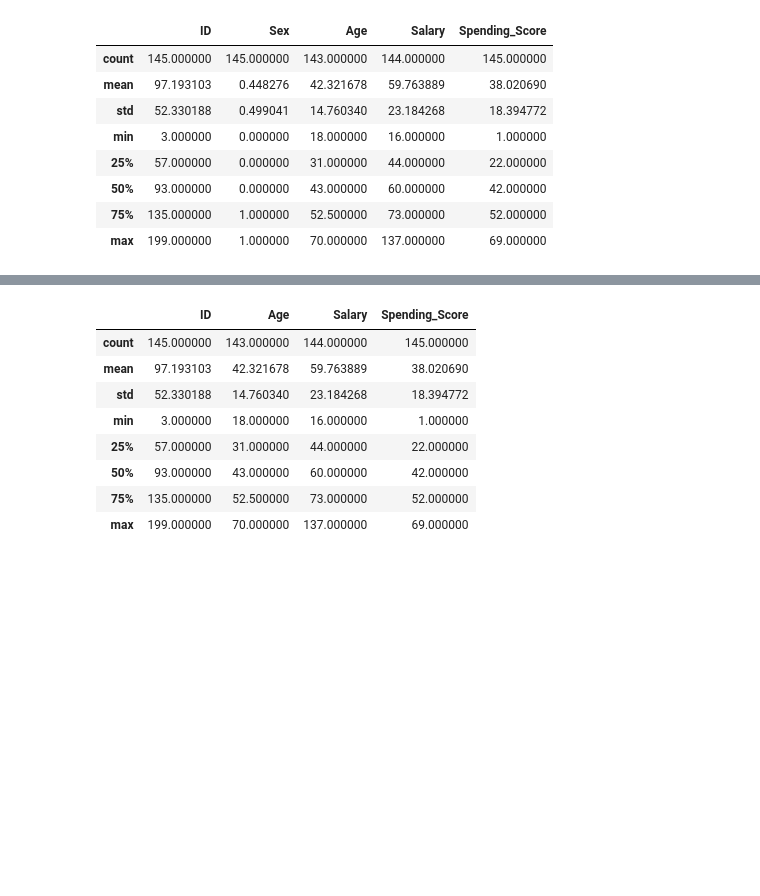
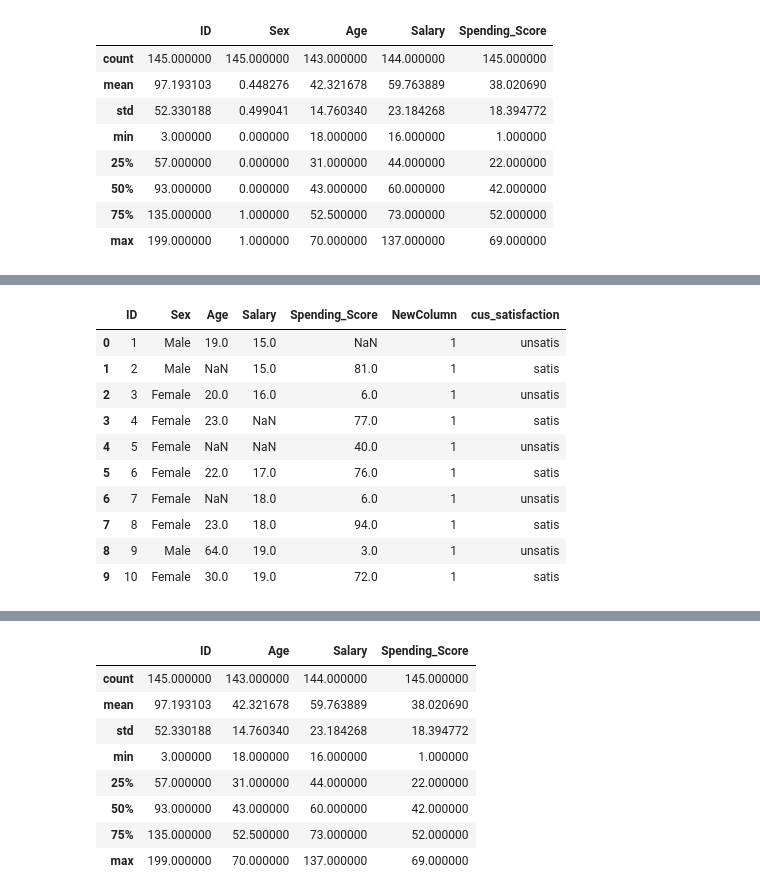
Before and after one commit to edmthinula/IIT_ML_tut, a Jupyter notebook: week1/tut1.ipynb, the cells around one changed output, grey strips where cells are left out. Saved outputs shown, nothing was run; the diff lists cells and outputs as text; code cells hidden in the pictures; blank space fills up the shorter version.

```diff
--- a/tut1.ipynb
+++ b/week1/tut1.ipynb
@@ -248,0 +264,3 @@ low_spenders_data.describe()
+# %%
+data_frame['newcolumn'] = 1
+data_frame.head()
@@ -248,0 +274,21 @@ low_spenders_data.describe()
+# %%
+def stisfaction(value):
+    if value > 70:
+        return 'satis'
+    else:
+        return 'unsatis'
+
+data_frame['cus_satisfaction']= data_frame['Spending_Score'].apply(stisfaction)
+data_frame.head(10)
+# %% [output]
+|  | ID | Sex | Age | Salary | Spending_Score | NewColumn | cus_satisfaction |
+| 0 | 1 | Male | 19.0 | 15.0 | NaN | 1 | unsatis |
+| 1 | 2 | Male | NaN | 15.0 | 81.0 | 1 | satis |
+| 2 | 3 | Female | 20.0 | 16.0 | 6.0 | 1 | unsatis |
+| 3 | 4 | Female | 23.0 | NaN | 77.0 | 1 | satis |
+| 4 | 5 | Female | NaN | NaN | 40.0 | 1 | unsatis |
+| 5 | 6 | Female | 22.0 | 17.0 | 76.0 | 1 | satis |
+| 6 | 7 | Female | NaN | 18.0 | 6.0 | 1 | unsatis |
+| 7 | 8 | Female | 23.0 | 18.0 | 94.0 | 1 | satis |
+| 8 | 9 | Male | 64.0 | 19.0 | 3.0 | 1 | unsatis |
+| 9 | 10 | Female | 30.0 | 19.0 | 72.0 | 1 | satis |
```
Also changed, not shown: parts of 7 cells of this notebook, 6 other files.
